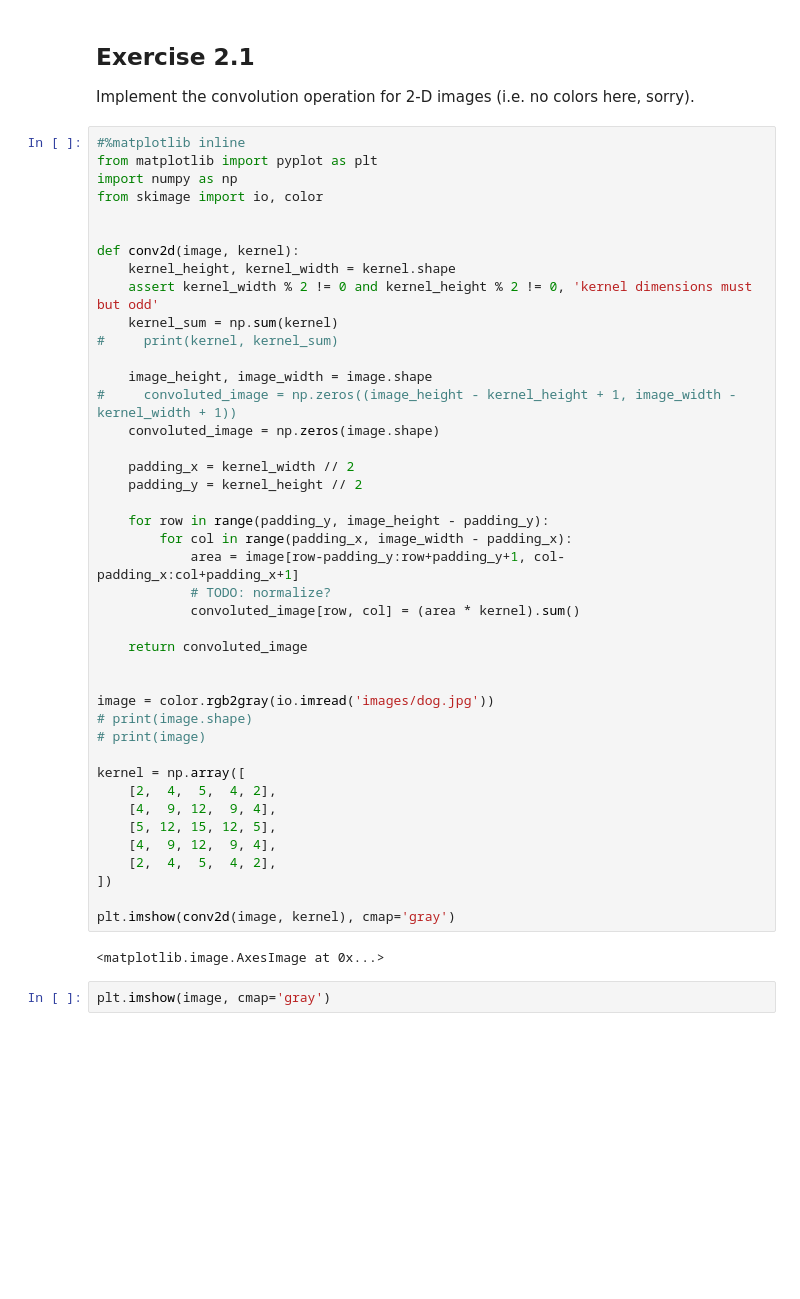
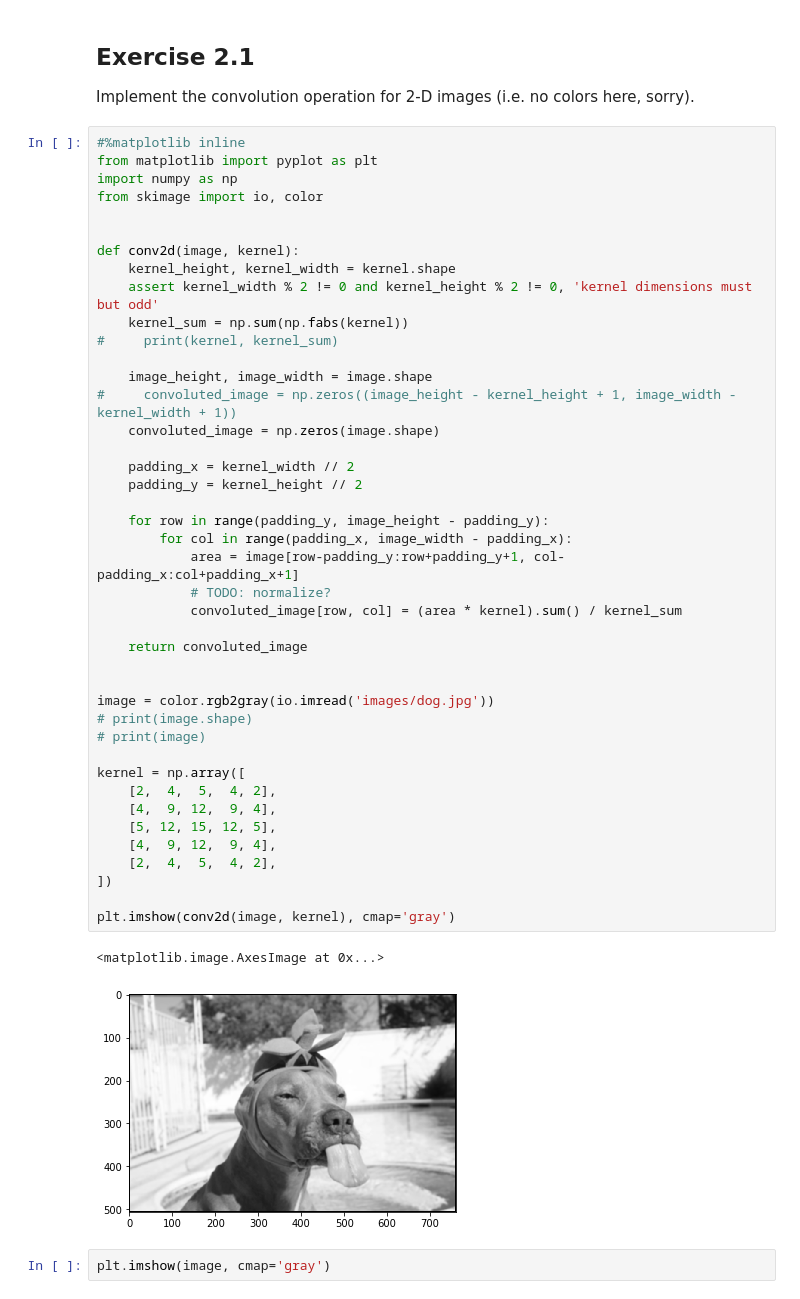
Before and after one commit to jneuendorf/cv1920_assignments, a Jupyter notebook: 02_convolution_canny.ipynb, the cells around one changed output. Cells and saved outputs as stored; diff of their text form; blank space fills up the shorter version.

```diff
--- a/02_convolution_canny.ipynb
+++ b/02_convolution_canny.ipynb
@@ -13,40 +13,41 @@ from skimage import io, color
 def conv2d(image, kernel):
     kernel_height, kernel_width = kernel.shape
     assert kernel_width % 2 != 0 and kernel_height % 2 != 0, 'kernel dimensions must but odd'
-    kernel_sum = np.sum(kernel)
+    kernel_sum = np.sum(np.fabs(kernel))
 #     print(kernel, kernel_sum)
 
     image_height, image_width = image.shape
 #     convoluted_image = np.zeros((image_height - kernel_height + 1, image_width - kernel_width + 1))
     convoluted_image = np.zeros(image.shape)
 
     padding_x = kernel_width // 2
     padding_y = kernel_height // 2
 
     for row in range(padding_y, image_height - padding_y):
         for col in range(padding_x, image_width - padding_x):
             area = image[row-padding_y:row+padding_y+1, col-padding_x:col+padding_x+1]
             # TODO: normalize?
-            convoluted_image[row, col] = (area * kernel).sum()
+            convoluted_image[row, col] = (area * kernel).sum() / kernel_sum
 
     return convoluted_image
 
 
 image = color.rgb2gray(io.imread('images/dog.jpg'))
 # print(image.shape)
 # print(image)
 
 kernel = np.array([
     [2,  4,  5,  4, 2],
     [4,  9, 12,  9, 4],
     [5, 12, 15, 12, 5],
     [4,  9, 12,  9, 4],
     [2,  4,  5,  4, 2],
 ])
 
 plt.imshow(conv2d(image, kernel), cmap='gray')
 # %% [output]
 <matplotlib.image.AxesImage at 0x...>
+[figure, added]
 # %%
 plt.imshow(image, cmap='gray')
 # %% [output]
```
Also changed, not shown: parts of 2 cells of this notebook.
